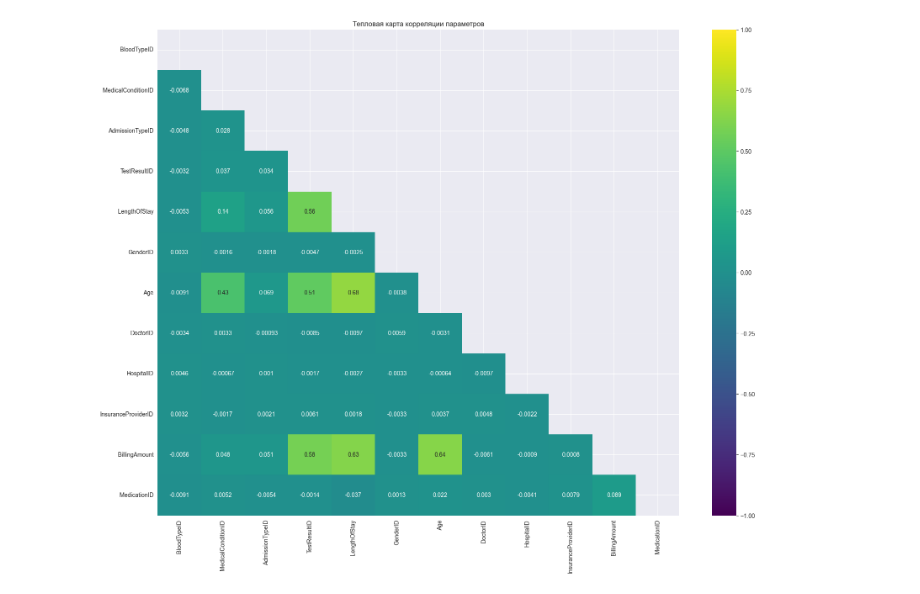
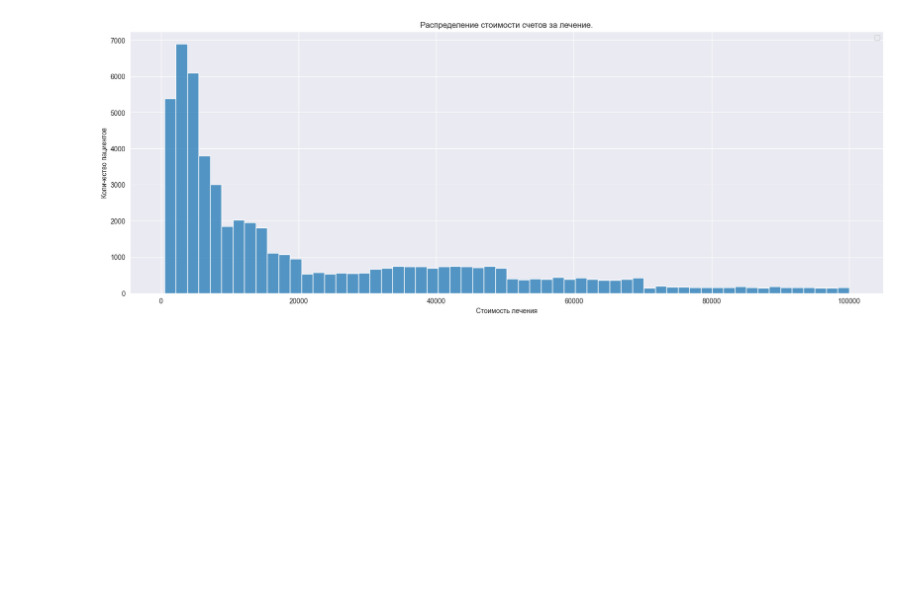
Before and after one commit to mr-Dmitri/BELHARD_DataScience_BaseLevel_DZ-3, a Jupyter notebook: DZ-3.ipynb, the cells around one changed output. Cells and saved outputs as stored; diff of their text form; code cells hidden in the pictures; blank space fills up the shorter version.

```diff
--- a/DZ-3.ipynb
+++ b/DZ-3.ipynb
@@ -450,64 +523,18 @@ def correlation_visualization(df):
+# %%
+def bills_stat(df):
+    """
+    Визуализация количества распределения пациентов по клиникам
+    """
+
+    Visualization(df).hist_plot(x='BillingAmount',
+                                # bins=10,
+                                figsize=(20, 7),
+                                title ='Распределение стоимости счетов за лечение.',
+                                xlabel= 'Стоимость лечения',
+                                ylabel = 'Количество пациентов',
+                                )
 # %%
-    try:
-        if not os.path.exists(dataset_path):
-            # Загрузка файла датасета из kaggle если он не загружен
-            load_kaggle_data_set(kaggle_data_set)
-        # Загрузка файла в датафрейм
-        df = load_data_csv(dataset_path)
-
-        # Информация о датафрейме (датасете)
-        # df.info()
-
-        # Отсутствующие значения в столбцах датафрейма. Можно посмотреть и в информации, но так более наглядно.
-        # print(separator,
-        #       'Отсутствующие значения:\n',
-        #       df.isna().sum())
-
-        # print(separator,
-        #       'Количество дублирующихся значений: ',
-        #       df.duplicated().sum())
-
-        # Переименовать столбцы для дальнейшей работы
-        df.rename(columns={'Blood Type'         : 'BloodType',
-                           'Medical Condition'  : 'MedicalCondition',
-                           'Date of Admission'  : 'DateOfAdmission',
-                           'Insurance Provider' : 'InsuranceProvider',
-                           'Billing Amount'     : 'BillingAmount',
-                           'Room Number'        : 'RoomNumber',
-                           'Admission Type'     : 'AdmissionType',
-                           'Discharge Date'     : 'DischargeDate',
-                           'Test Results'       : 'TestResults',
-                           'Length of Stay'     : 'LengthOfStay'
-                           },
-                  inplace=True
-        )
-
-        # df.info()           # Информация о датафрейме (датасете)
-        db_cerate()         # Создать БД, со всеми таблицами (таблицы пустые)
-        fill_db_tabes(df)   # Заполнить таблицы в БД соответствующими данными из датасета (датафрейма)
-        create_view()       # Создать представление
-
-
-        # print(df)
-        abel_encoding_df = get_view_label_encoding_df()
-        correlation_visualization(abel_encoding_df)
-
-
-
-
-        # docs = get_docs()
-        # get_doctor_patients(docs)
-        # print(doctor_patients)
-
-        hosps = get_hospitals()
-        h_p = get_hospital_patients(hosps)
-        h_p_df = pd.DataFrame.from_records(h_p)
-        # print(h_p_df)
-
-        # Вывести графи процентов по клиникам
-
-
-    except Exception as e:
-        print(f'При выполнении произошла ошибка: {e}')
+# Распределение стоимости счетов за лечение.
+bills_stat(df)
 # %% [output]
-[figure, old version]
+[figure, new version]
```
Also changed, not shown: parts of 30 cells of this notebook.
